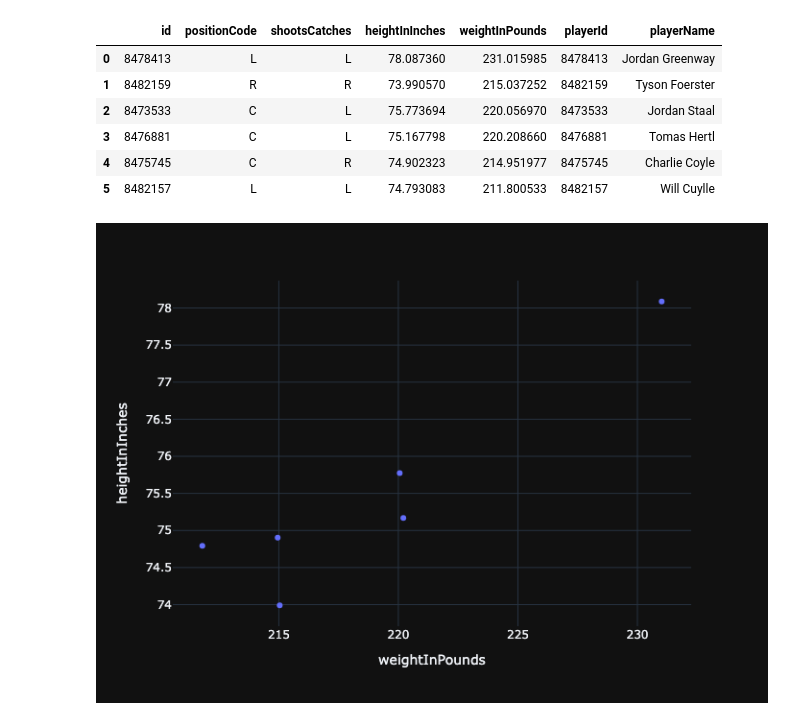
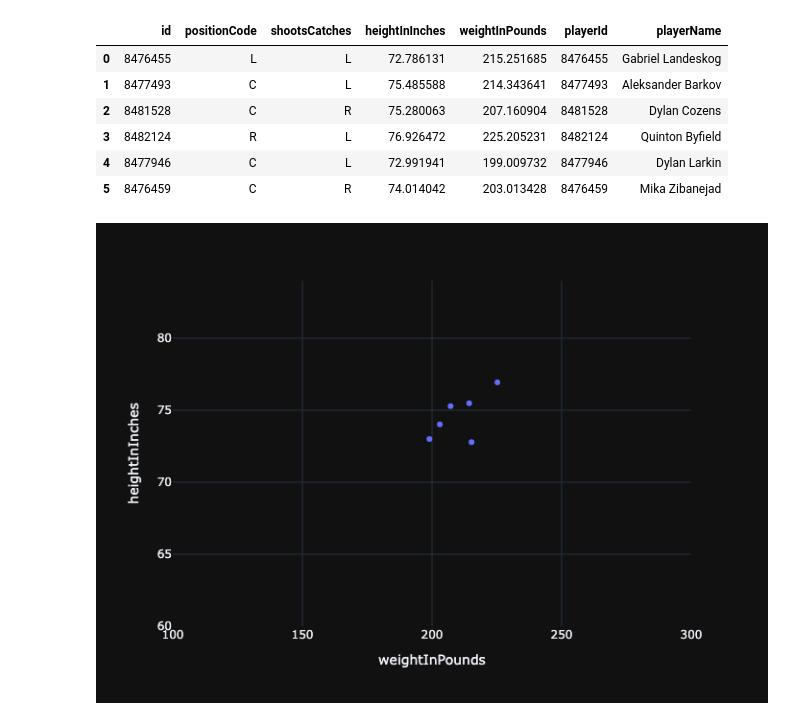
Before and after one commit to rmahtab/nhl-player-projections, a Jupyter notebook: career-projection.ipynb, the cells around one changed output. Drawn from its saved outputs; the diff is of its cells as text; code cells hidden in the pictures.

```diff
--- a/career-projection.ipynb
+++ b/career-projection.ipynb
@@ -74,6 +74,10 @@ def runner(position, input_text, time_col, lookback, num_neighbors):
     input_id = max(hdf[hdf["playerName"].str.contains(input_text)]["playerId"])
     time_vals = list(hdf[hdf["playerName"].str.contains(input_text)][time_col][-lookback:])
 
+    if len(time_vals) < lookback:
+        raise ValueError(f"Player has only played {time_vals[-1]} season(s), which is less than the lookback window of {lookback}")
+        return None, None
+
     print(f"Looking for players similar to {input_name} [{input_id}] using stats from {time_col} = {time_vals}")
 
     pdf = pivot_stats(hdf, time_col, time_vals)
@@ -106,7 +110,7 @@ def runner(position, input_text, time_col, lookback, num_neighbors):
     return nbrs_stats, time_vals
 # %%
 POSITION = "forwards" # {forwards, defensemen, goalies}
-INPUT = "Cuylle"
+INPUT = "Cozens"
 TIME_COL = "yoe"
 LOOKBACK = 2
 NUM_NEIGHBORS = 5
@@ -156,14 +160,21 @@ BIO_STATS = BIO_STATS.merge(NBRS_DF[["playerId", "playerName"]].drop_duplicates(
 BIO_STATS
 # %% [output]
 |  | id | positionCode | shootsCatches | heightInInches | weightInPounds | playerId | playerName |
-| 0 | 8478413 | L | L | 78.087360 | 231.015985 | 8478413 | Jordan Greenway |
-| 1 | 8482159 | R | R | 73.990570 | 215.037252 | 8482159 | Tyson Foerster |
-| 2 | 8473533 | C | L | 75.773694 | 220.056970 | 8473533 | Jordan Staal |
-| 3 | 8476881 | C | L | 75.167798 | 220.208660 | 8476881 | Tomas Hertl |
-| 4 | 8475745 | C | R | 74.902323 | 214.951977 | 8475745 | Charlie Coyle |
-| 5 | 8482157 | L | L | 74.793083 | 211.800533 | 8482157 | Will Cuylle |
+| 0 | 8476455 | L | L | 72.786131 | 215.251685 | 8476455 | Gabriel Landeskog |
+| 1 | 8477493 | C | L | 75.485588 | 214.343641 | 8477493 | Aleksander Barkov |
+| 2 | 8481528 | C | R | 75.280063 | 207.160904 | 8481528 | Dylan Cozens |
+| 3 | 8482124 | R | L | 76.926472 | 225.205231 | 8482124 | Quinton Byfield |
+| 4 | 8477946 | C | L | 72.991941 | 199.009732 | 8477946 | Dylan Larkin |
+| 5 | 8476459 | C | R | 74.014042 | 203.013428 | 8476459 | Mika Zibanejad |
 # %%
-fig = px.scatter(BIO_STATS, x='weightInPounds', y='heightInInches', hover_name='playerName')
+fig = px.scatter(
+    BIO_STATS,
+    x='weightInPounds',
+    y='heightInInches',
+    hover_name='playerName',
+    range_x=(100, 300),
+    range_y=(60, 84),
+)
 fig.show()
 # %% [output]
-[figure, old version]
+[figure, new version]
```
Also changed, not shown: parts of 1 cell of this notebook, 4 other files.
